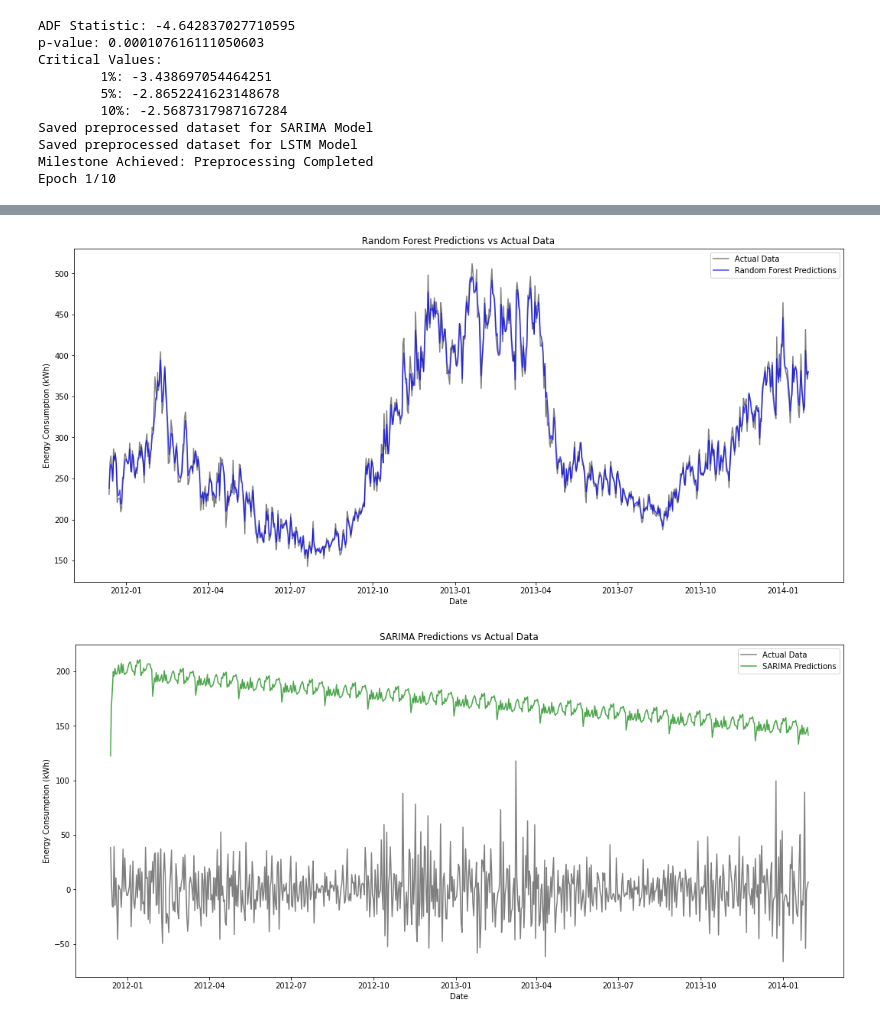
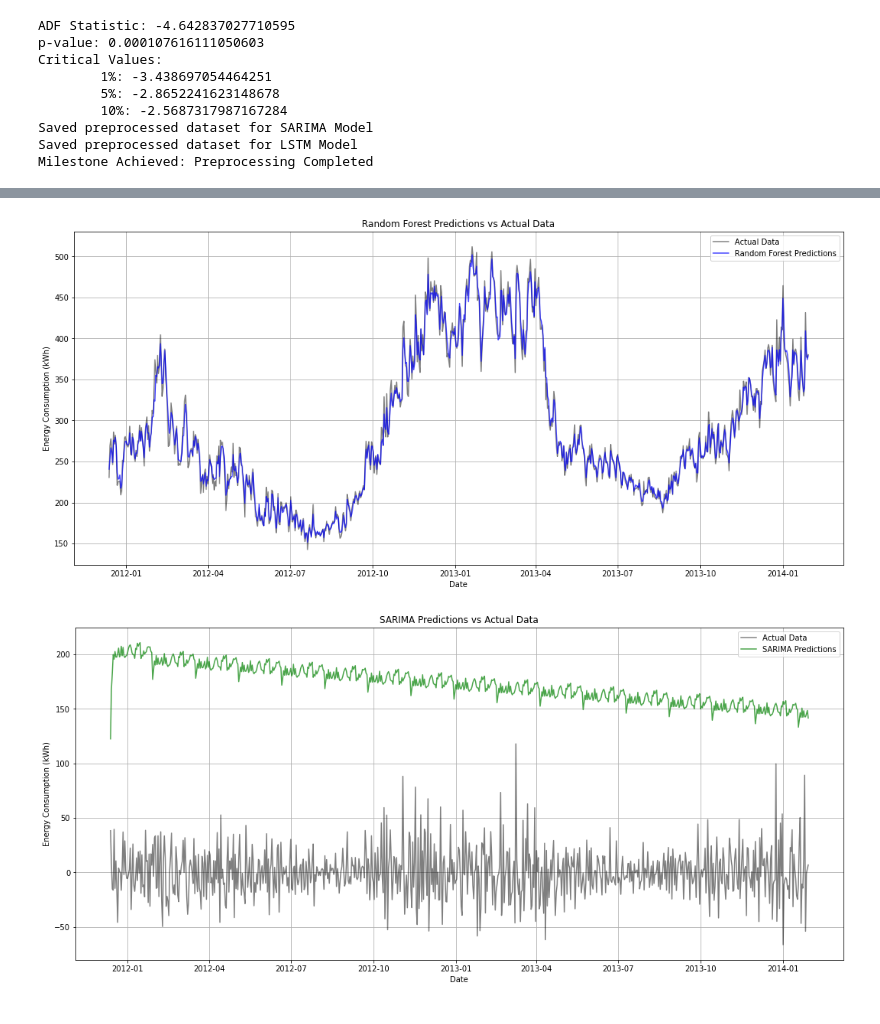
Before and after one commit to Nikhilsxni/low-carbon-london-energy-forecasting, a Jupyter notebook: main.ipynb, the cells around one changed output, grey strips where cells are left out. Saved outputs shown, nothing was run; the diff lists cells and outputs as text; code cells hidden in the pictures.

```diff
--- a/main.ipynb
+++ b/main.ipynb
@@ -102,6 +102,7 @@ def project_planning():
     plt.xlabel('Date')
     plt.ylabel('Energy Consumption (kWh)')
     plt.legend()
+    plt.grid()
     plt.show()
     print("Data resampled to daily frequency.")
     print("Performing basic statistical analysis...")
@@ -161,20 +162,24 @@ def preprocessing_approaches(daily_data):
     plt.subplot(411)
     plt.plot(decomposition.observed, label='Observed')
     plt.legend(loc='upper left')
+    plt.grid()
 
     plt.subplot(412)
     plt.plot(decomposition.trend, label='Trend')
     plt.legend(loc='upper left')
+    plt.grid()
 
     plt.subplot(413)
     plt.plot(decomposition.seasonal, label='Seasonal')
     plt.legend(loc='upper left')
+    plt.grid()
 
     plt.subplot(414)
     plt.plot(decomposition.resid, label='Residual')
     plt.legend(loc='upper left')
 
     plt.tight_layout()
+    plt.grid()
     plt.show()
 
     # Differencing to remove non-stationarity (if needed)
@@ -286,6 +291,7 @@ def train_and_evaluate_models(X_rf, y_rf, y_sarima, X_lstm, y_lstm, daily_data):
     plt.xlabel('Date')
     plt.ylabel('Energy Consumption (kWh)')
     plt.legend()
+    plt.grid()
     plt.show()
 
     # SARIMA Predictions
@@ -296,6 +302,7 @@ def train_and_evaluate_models(X_rf, y_rf, y_sarima, X_lstm, y_lstm, daily_data):
     plt.xlabel('Date')
     plt.ylabel('Energy Consumption (kWh)')
     plt.legend()
+    plt.grid()
     plt.show()
 
     # LSTM Predictions
@@ -305,6 +312,7 @@ def train_and_evaluate_models(X_rf, y_rf, y_sarima, X_lstm, y_lstm, daily_data):
     plt.title('LSTM Predictions vs Actual Data')
     plt.xlabel('Date')
     plt.ylabel('Energy Consumption (kWh)')
+    plt.grid()
     plt.legend()
     plt.show()
 
@@ -327,6 +335,7 @@ def train_and_evaluate_models(X_rf, y_rf, y_sarima, X_lstm, y_lstm, daily_data):
     plt.xlabel('Date')
     plt.ylabel('Energy Consumption (kWh)')
     plt.legend()
+    plt.grid()
     plt.show()
 
 # Main execution
@@ -383,4 +392,3 @@ Critical Values:
 Saved preprocessed dataset for SARIMA Model
 Saved preprocessed dataset for LSTM Model
 Milestone Achieved: Preprocessing Completed
-Epoch 1/10
@@ -404,3 +412,3 @@ LSTM - MSE: 936.9307429325952, MAE: 21.587190884610678
-[figure, old version]
+[figure, new version]
 [figure]
 [figure]
```
Also changed, not shown: parts of 1 cell of this notebook.
